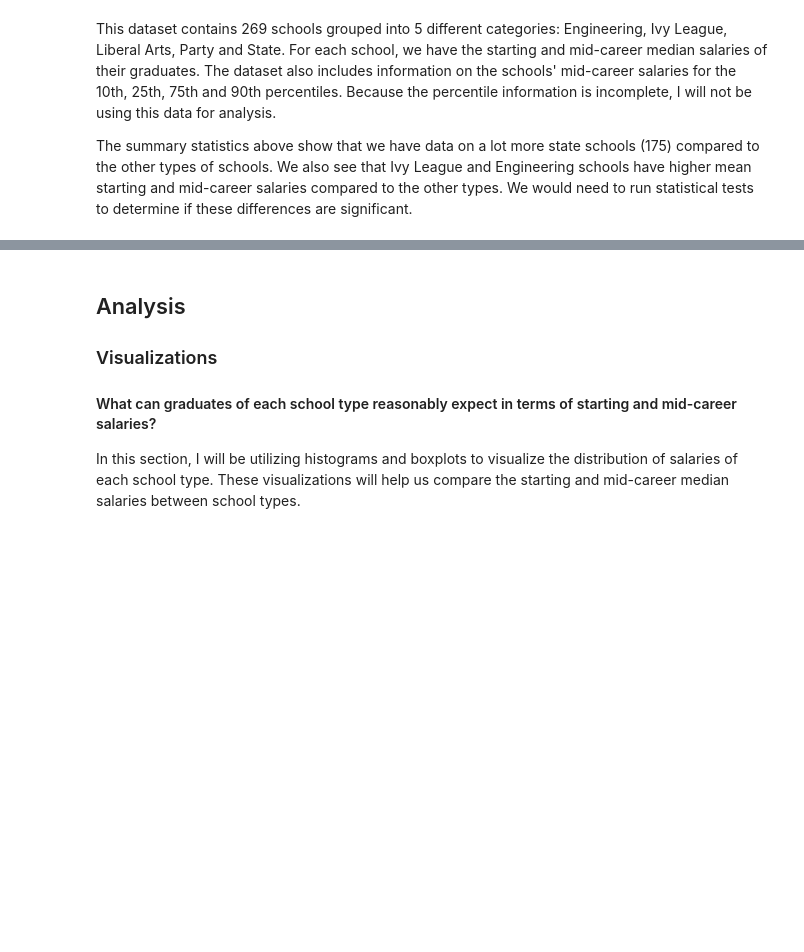
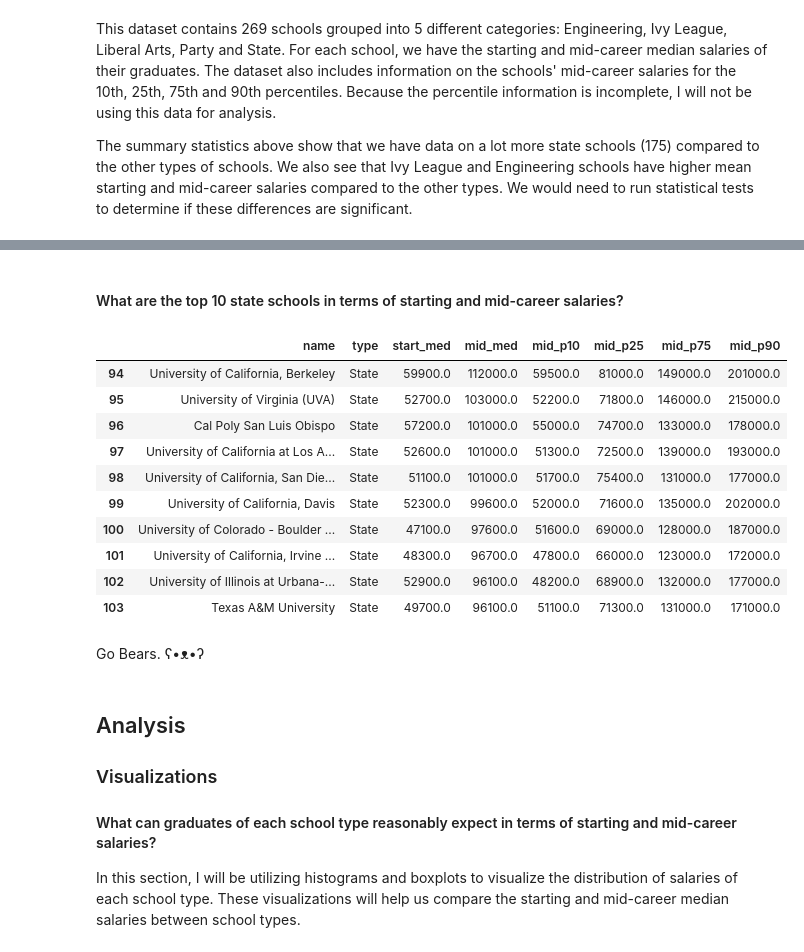
Before and after one commit to elliebenn/Thinkful-DS-Prep-Course, a Jupyter notebook: Thinkful-Prep-Capstone.ipynb, the cells around one changed output, grey strips where cells are left out. Saved outputs shown, nothing was run; the diff lists cells and outputs as text; code cells hidden in the pictures; blank space fills up the shorter version.

```diff
--- a/Thinkful-Prep-Capstone.ipynb
+++ b/Thinkful-Prep-Capstone.ipynb
@@ -113,3 +97,21 @@ college[college['type'] == 'State'].sort_values(['start_med','mid_med'], ascendi
+# %% [markdown]
+#### What are the top 10 state schools in terms of starting and mid-career salaries?
+# %%
+college[college['type'] == 'State'].sort_values(['mid_med','start_med'], ascending=False).head(10)
+# %% [output]
+|  | name | type | start_med | mid_med | mid_p10 | mid_p25 | mid_p75 | mid_p90 |
+| 94 | University of California, Berkeley | State | 59900.0 | 112000.0 | 59500.0 | 81000.0 | 149000.0 | 201000.0 |
+| 95 | University of Virginia (UVA) | State | 52700.0 | 103000.0 | 52200.0 | 71800.0 | 146000.0 | 215000.0 |
+| 96 | Cal Poly San Luis Obispo | State | 57200.0 | 101000.0 | 55000.0 | 74700.0 | 133000.0 | 178000.0 |
+| 97 | University of California at Los A... | State | 52600.0 | 101000.0 | 51300.0 | 72500.0 | 139000.0 | 193000.0 |
+| 98 | University of California, San Die... | State | 51100.0 | 101000.0 | 51700.0 | 75400.0 | 131000.0 | 177000.0 |
+| 99 | University of California, Davis | State | 52300.0 | 99600.0 | 52000.0 | 71600.0 | 135000.0 | 202000.0 |
+| 100 | University of Colorado - Boulder ... | State | 47100.0 | 97600.0 | 51600.0 | 69000.0 | 128000.0 | 187000.0 |
+| 101 | University of California, Irvine ... | State | 48300.0 | 96700.0 | 47800.0 | 66000.0 | 123000.0 | 172000.0 |
+| 102 | University of Illinois at Urbana-... | State | 52900.0 | 96100.0 | 48200.0 | 68900.0 | 132000.0 | 177000.0 |
+| 103 | Texas A&M University | State | 49700.0 | 96100.0 | 51100.0 | 71300.0 | 131000.0 | 171000.0 |
+# %% [markdown]
+Go Bears. ʕ•ᴥ•ʔ
 # %% [markdown]
 ## Analysis
 
```
Also changed, not shown: parts of 11 cells of this notebook.
